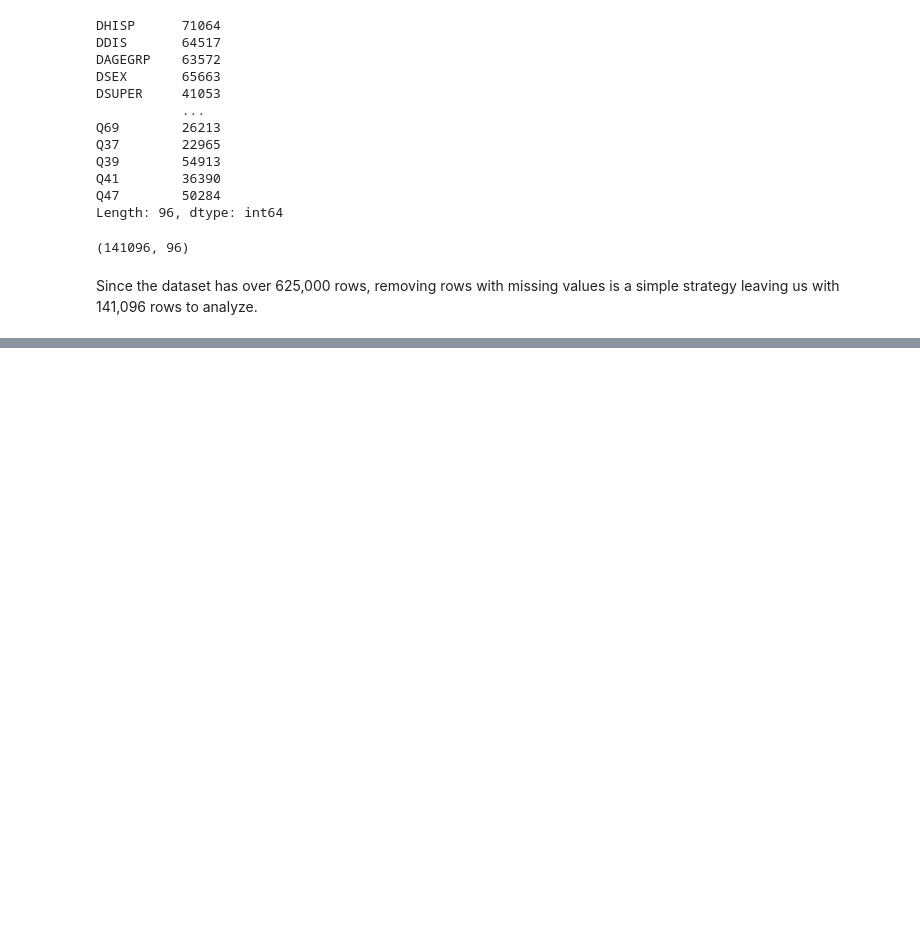
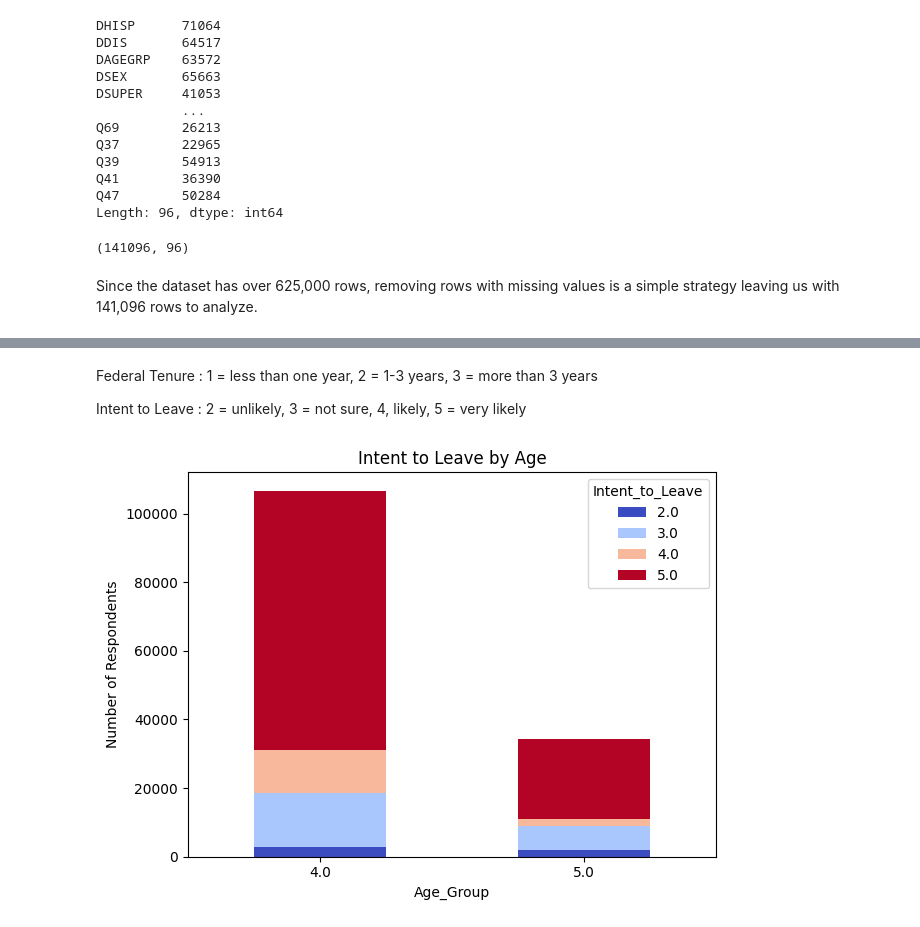
Before and after one commit to sophiaajensen/ADS599_CapstoneProject, a Jupyter notebook: 2023FEV.ipynb, the cells around one changed output, grey strips where cells are left out. Cells and saved outputs as stored; diff of their text form; code cells hidden in the pictures; blank space fills up the shorter version.

```diff
--- a/2023FEV.ipynb
+++ b/2023FEV.ipynb
@@ -128,0 +199,13 @@ Since the dataset has over 625,000 rows, removing rows with missing values is a
+# %% [markdown]
+Federal Tenure : 1 = less than one year, 2 = 1-3 years, 3 = more than 3 years
+
+Intent to Leave : 2 = unlikely, 3 = not sure, 4, likely, 5 = very likely
+# %%
+pd.crosstab(df_clean['Age_Group'], df_clean['Intent_to_Leave']).plot(kind='bar', stacked=True, colormap='coolwarm')
+plt.title("Intent to Leave by Age")
+plt.ylabel("Number of Respondents")
+plt.xticks(rotation=0)
+plt.tight_layout()
+plt.show()
+# %% [output]
+[figure, added]
```
Also changed, not shown: parts of 16 cells of this notebook, 2 other files.
